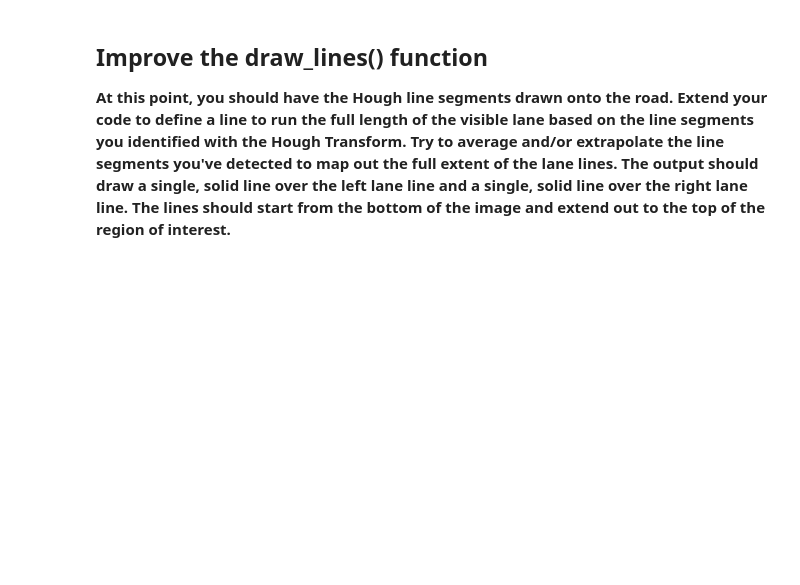
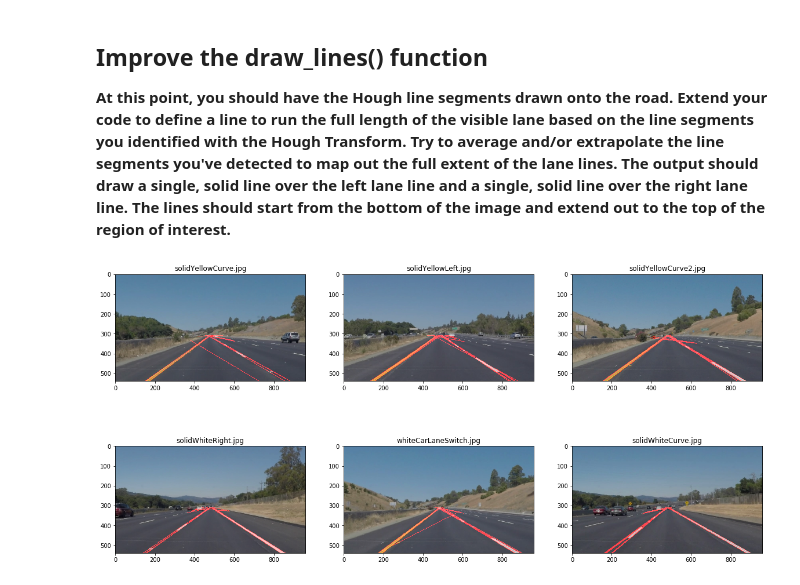
Before and after one commit to DeepLearningVision-2019/a2-road-lane-detection-ludoviccyril, a Jupyter notebook: A2 Road lane detection.ipynb, the cells around one changed output. Drawn from its saved outputs; the diff is of its cells as text; code cells hidden in the pictures; blank space fills up the shorter version.

```diff
--- a/A2 Road lane detection.ipynb
+++ b/A2 Road lane detection.ipynb
@@ -175,15 +187,15 @@ Try tuning the various parameters, especially the low and high Canny thresholds
 # TODO: Build your pipeline that will draw lane lines segments on the test_images
 
 def pipeline(img):
-    img_grayscale = grayscale(img)
+    img_copy = np.copy(img)
 
-    img_blurred = gaussian_blur(img_grayscale, 7)
+    img_grayscale = grayscale(img_copy)
 
-    img_canny = canny(img_blurred, 160, 200)
+    img_blurred = gaussian_blur(img_grayscale, blur_radius)
 
-    img_hough = hough_lines(img_canny, 3, np.pi / 360, 70, 0, 40)
+    img_canny = canny(img_blurred, canny_low, canny_high)
 
-    road_region_vertices = np.array([[[0, 510], [420, 310], [540, 310], [960, 510], [960, 540], [0, 540]]])
+    img_hough = hough_lines(img_canny, rho, theta, threshold, min_line, max_gap)
 
     road_region = region_of_interest(img_hough, road_region_vertices)
 
@@ -191,10 +203,10 @@ def pipeline(img):
 
     return result
 
-f, plots2 = plt.subplots((len(files)+3-1)//3, 3, figsize=(20,10))
-plots2 = [plot for sublist in plots2 for plot in sublist]
+f, plots = plt.subplots((len(files)+3-1)//3, 3, figsize=(20,10))
+plots = [plot for sublist in plots for plot in sublist]
 
-for ((img, file), plot) in zip(images, plots2):
+for ((img, file), plot) in zip(images, plots):
     result = pipeline(img)
     plot.set_title(file)
     plot.imshow(result)
@@ -208,0 +219,61 @@ for ((img, file), plot) in zip(images, plots2):
+# %%
+# TODO: Build your pipeline that will draw complete lane lines on the test_images
+
+def extrapolate(x1, y1, x2, y2):
+    if y1 < y2:
+        slope = (y2 - y1) / (x2 - x1)
+    else:
+        slope = (y1 - y2) / (x1 - x2)
+    intercept = y1 - slope * x1
+    return ((int(- intercept / slope), 0), (int((540 - intercept) / slope), 540))
+
+def draw_lines2(img, lines, color=[255, 0, 0], thickness=2):
+    """
+    This function draws `lines` with `color` and `thickness`.
+    Lines are drawn on the image inplace (mutates the image).
+    If you want to make the lines semi-transparent, think about combining
+    this function with the weighted_img() function below
+    """
+    for line in lines:
+        for x1,y1,x2,y2 in line:
+            if y1 != y2:
+                coordinates = extrapolate(x1,y1,x2,y2)
+                cv2.line(img, coordinates[0], coordinates[1], color, thickness)
+
+def hough_lines2(img, rho, theta, threshold, min_line_len, max_line_gap):
+    """
+    `img` should be the output of a Canny transform.
+
+    Returns an image with hough lines drawn.
+    """
+    lines = cv2.HoughLinesP(img, rho, theta, threshold, np.array([]), minLineLength=min_line_len, maxLineGap=max_line_gap)
+    line_img = np.zeros((img.shape[0], img.shape[1], 3), dtype=np.uint8)
+    draw_lines2(line_img, lines)
+    return line_img
+
+def pipeline2(img):
+    img_copy = np.copy(img)
+
+    img_grayscale = grayscale(img_copy)
+
+    img_blurred = gaussian_blur(img_grayscale, blur_radius)
+
+    img_canny = canny(img_blurred, canny_low, canny_high)
+
+    img_hough = hough_lines2(img_canny, rho, theta, threshold, min_line, max_gap)
+
+    road_region = region_of_interest(img_hough, road_region_vertices)
+
+    result = weighted_img(road_region, img)
+
+    return result
+
+f, plots = plt.subplots((len(files)+3-1)//3, 3, figsize=(20,10))
+plots = [plot for sublist in plots for plot in sublist]
+
+for ((img, file), plot) in zip(images, plots):
+    result = pipeline2(img)
+    plot.set_title(file)
+    plot.imshow(result)
+# %% [output]
+[figure, added]
```
Also changed, not shown: parts of 3 cells of this notebook.
